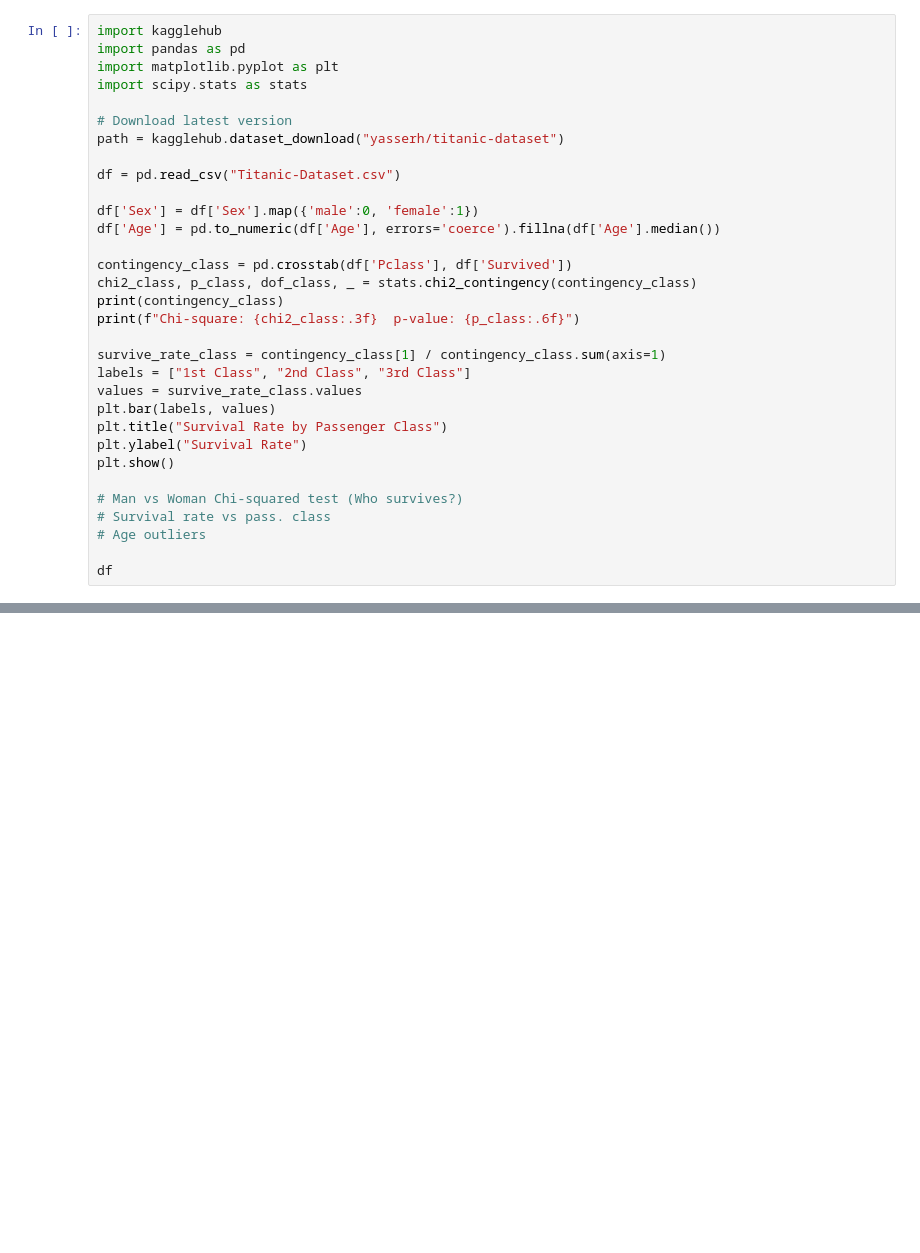
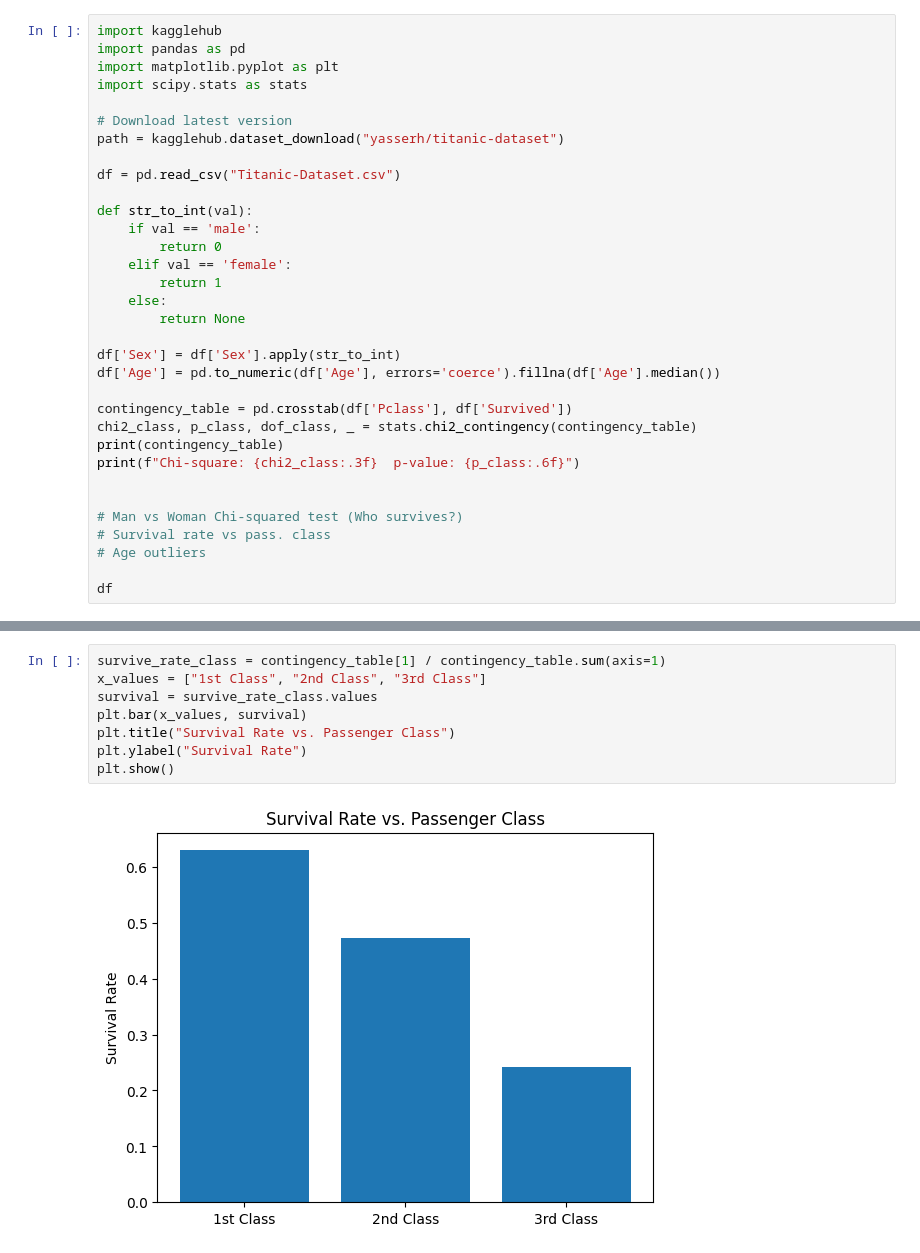
Before and after one commit to ashiqur0421/CMSC320_Group_Project, a Jupyter notebook: project.ipynb, the cells around one changed output, grey strips where cells are left out. Cells and saved outputs as stored; diff of their text form; blank space fills up the shorter version.

```diff
--- a/project.ipynb
+++ b/project.ipynb
@@ -9,21 +11,22 @@ path = kagglehub.dataset_download("yasserh/titanic-dataset")
 
 df = pd.read_csv("Titanic-Dataset.csv")
 
-df['Sex'] = df['Sex'].map({'male':0, 'female':1})
+def str_to_int(val):
+    if val == 'male':
+        return 0
+    elif val == 'female':
+        return 1
+    else:
+        return None
+
+df['Sex'] = df['Sex'].apply(str_to_int)
 df['Age'] = pd.to_numeric(df['Age'], errors='coerce').fillna(df['Age'].median())
 
-contingency_class = pd.crosstab(df['Pclass'], df['Survived'])
-chi2_class, p_class, dof_class, _ = stats.chi2_contingency(contingency_class)
-print(contingency_class)
+contingency_table = pd.crosstab(df['Pclass'], df['Survived'])
+chi2_class, p_class, dof_class, _ = stats.chi2_contingency(contingency_table)
+print(contingency_table)
 print(f"Chi-square: {chi2_class:.3f}  p-value: {p_class:.6f}")
 
-survive_rate_class = contingency_class[1] / contingency_class.sum(axis=1)
-labels = ["1st Class", "2nd Class", "3rd Class"]
-values = survive_rate_class.values
-plt.bar(labels, values)
-plt.title("Survival Rate by Passenger Class")
-plt.ylabel("Survival Rate")
-plt.show()
 
 # Man vs Woman Chi-squared test (Who survives?)
 # Survival rate vs pass. class
@@ -40,0 +59,10 @@ AttributeError: module 'matplotlib' has no attribute 'bar'
+# %%
+survive_rate_class = contingency_table[1] / contingency_table.sum(axis=1)
+x_values = ["1st Class", "2nd Class", "3rd Class"]
+survival = survive_rate_class.values
+plt.bar(x_values, survival)
+plt.title("Survival Rate vs. Passenger Class")
+plt.ylabel("Survival Rate")
+plt.show()
+# %% [output]
+[figure, added]
```
Also changed, not shown: parts of 3 cells of this notebook.
